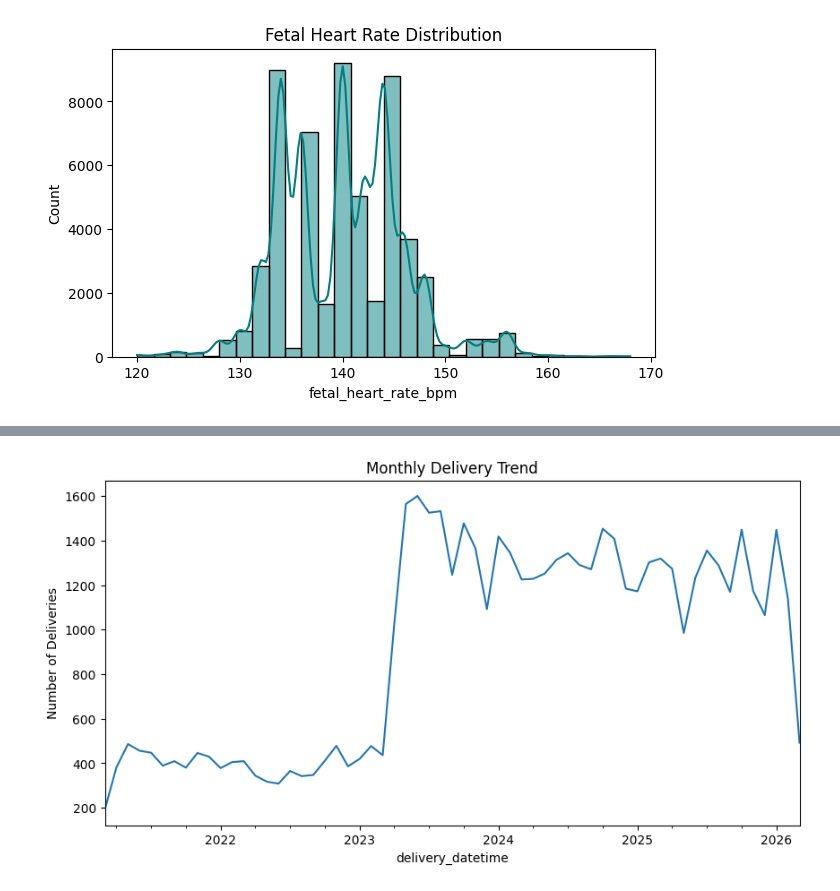
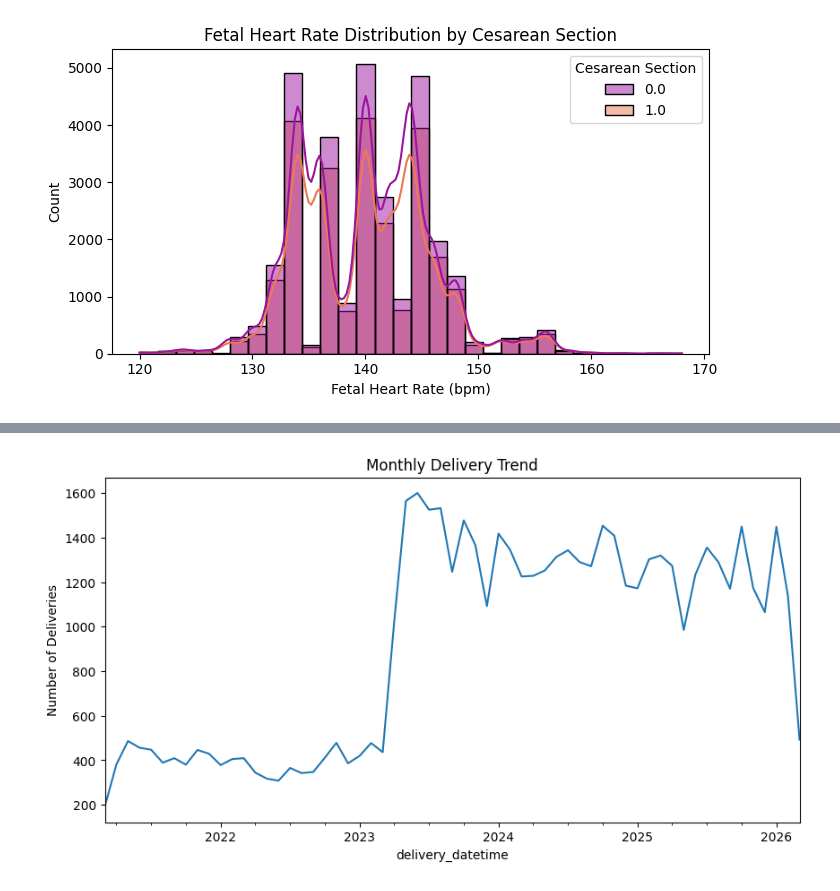
Before and after one commit to DegaregeN/mode_of_delivery-, a Jupyter notebook: notebook/01_data_exploration.ipynb, the cells around one changed output, grey strips where cells are left out. Cells and saved outputs as stored; diff of their text form; code cells hidden in the pictures.

```diff
--- a/notebook/01_data_exploration.ipynb
+++ b/notebook/01_data_exploration.ipynb
@@ -144,9 +173,20 @@ plt.show()
 # %%
 plt.figure(figsize=(7,4))
 
-sns.histplot(df['fetal_heart_rate_bpm'], bins=30, kde=True, color='teal')
+sns.histplot(
+    data=df,
+    x='fetal_heart_rate_bpm',
+    hue='Cesarean Section',
+    bins=30,
+    kde=True,
+    palette='plasma',
+    alpha=0.5
+)
 
-plt.title("Fetal Heart Rate Distribution")
+plt.title("Fetal Heart Rate Distribution by Cesarean Section")
+plt.xlabel("Fetal Heart Rate (bpm)")
+plt.ylabel("Count")
+plt.tight_layout()
 plt.show()
 # %% [output]
-[figure, old version]
+[figure, new version]
```
Also changed, not shown: parts of 16 cells of this notebook, 2 other files.
